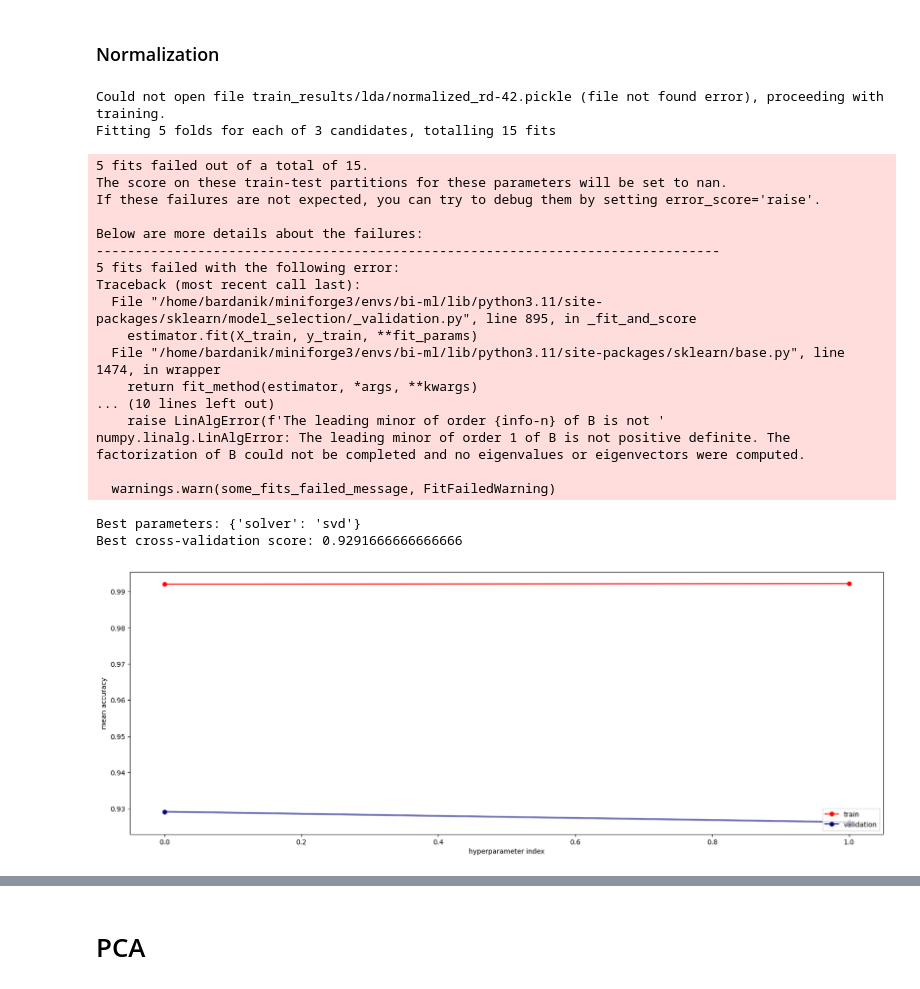
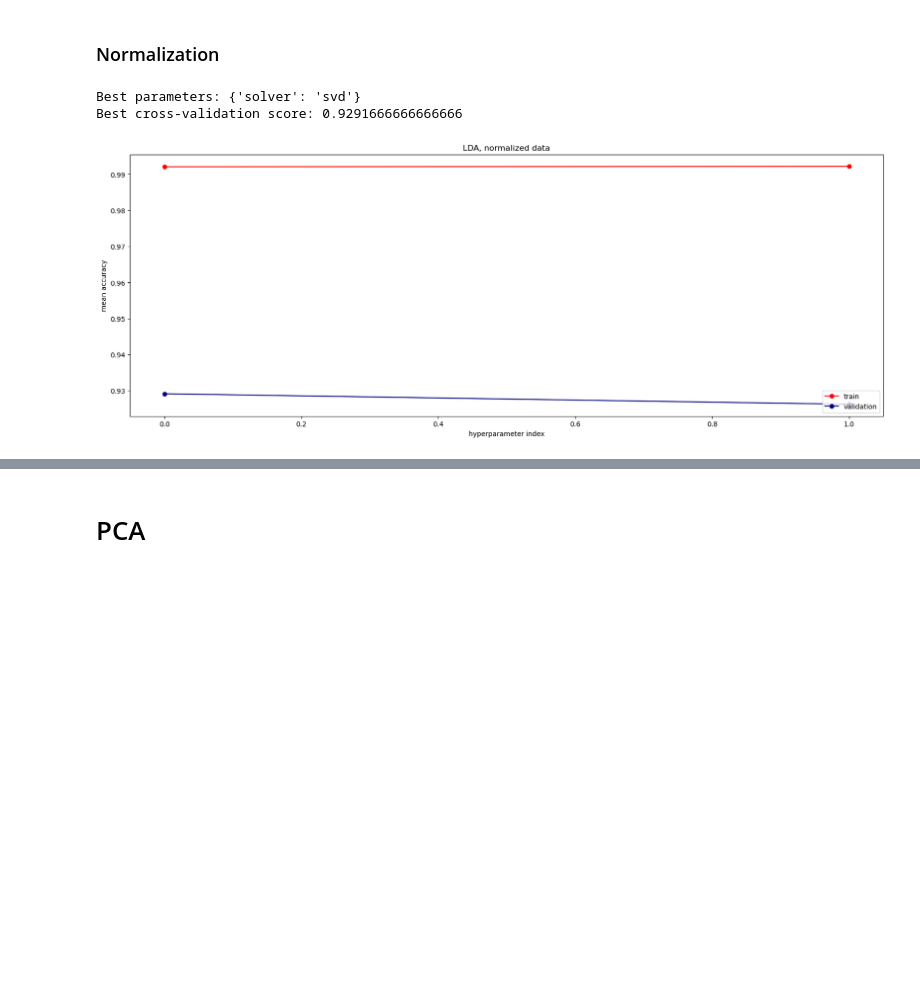
Before and after one commit to nickobard/Machine-Learning-II, a Jupyter notebook: 01/homework_01_B232.ipynb, the cells around one changed output, grey strips where cells are left out. Drawn from its saved outputs; the diff is of its cells as text; code cells hidden in the pictures; blank space fills up the shorter version.

```diff
--- a/01/homework_01_B232.ipynb
+++ b/01/homework_01_B232.ipynb
@@ -536,29 +486,13 @@ Best cross-validation score: 0.9291666666666666
 # %% [markdown]
 ### Normalization
 # %%
-grid_search = train(X_cross_val_normalized, y_cross_val, model, param_grid, file_name=f"train_results/lda/normalized_rd-{random_seed}.pickle")
-evaluate(grid_search, "")
+param_grid = {'solver': ['svd', 'lsqr']}
+model = LinearDiscriminantAnalysis()
+grid_search = train(X_cross_val_normalized, y_cross_val, model, param_grid,
+                    file_name=f"train_results/lda/normalized_rd-{random_seed}.pickle")
+evaluate(grid_search, "LDA, normalized data")
 # %% [output]
-Could not open file train_results/lda/normalized_rd-42.pickle (file not found error), proceeding with training.
-Fitting 5 folds for each of 3 candidates, totalling 15 fits
+Best parameters: {'solver': 'svd'}
+Best cross-validation score: 0.9291666666666666
-5 fits failed out of a total of 15.
-The score on these train-test partitions for these parameters will be set to nan.
-If these failures are not expected, you can try to debug them by setting error_score='raise'.
-
-Below are more details about the failures:
---------------------------------------------------------------------------------
-5 fits failed with the following error:
-Traceback (most recent call last):
-  File "/home/bardanik/miniforge3/envs/bi-ml/lib/python3.11/site-packages/sklearn/model_selection/_validation.py", line 895, in _fit_and_score
-    estimator.fit(X_train, y_train, **fit_params)
-  File "/home/bardanik/miniforge3/envs/bi-ml/lib/python3.11/site-packages/sklearn/base.py", line 1474, in wrapper
-    return fit_method(estimator, *args, **kwargs)
-... (10 lines left out)
-    raise LinAlgError(f'The leading minor of order {info-n} of B is not '
-numpy.linalg.LinAlgError: The leading minor of order 1 of B is not positive definite. The factorization of B could not be completed and no eigenvalues or eigenvectors were computed.
-
-  warnings.warn(some_fits_failed_message, FitFailedWarning)
-Best parameters: {'solver': 'svd'}
-Best cross-validation score: 0.9291666666666666
-[figure, old version]
+[figure, new version]
 # %%
```
Also changed, not shown: parts of 27 cells of this notebook, 1 other file.
